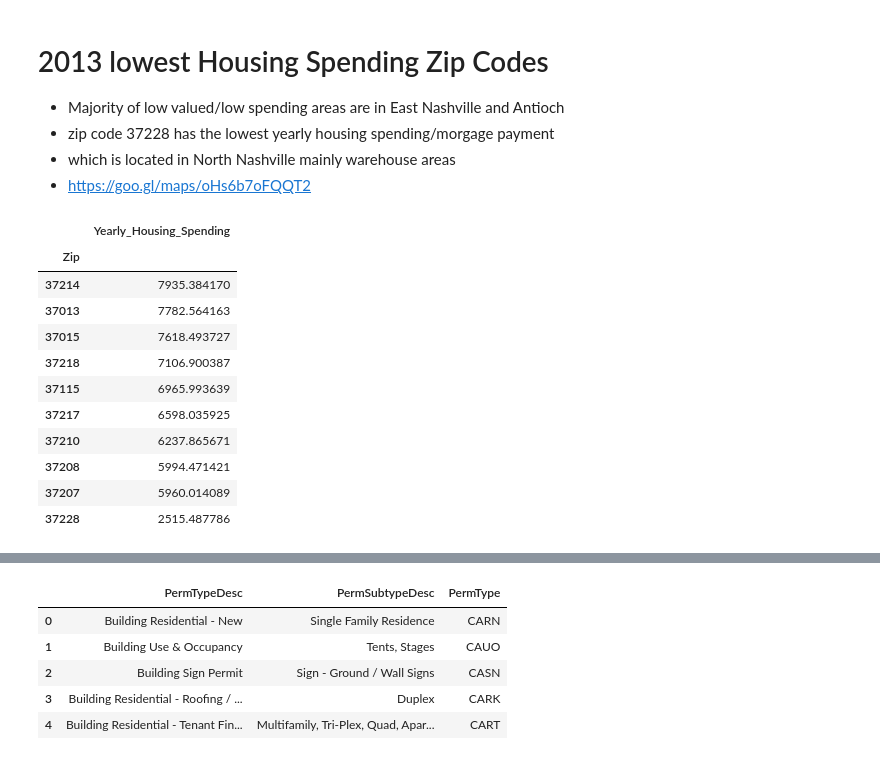
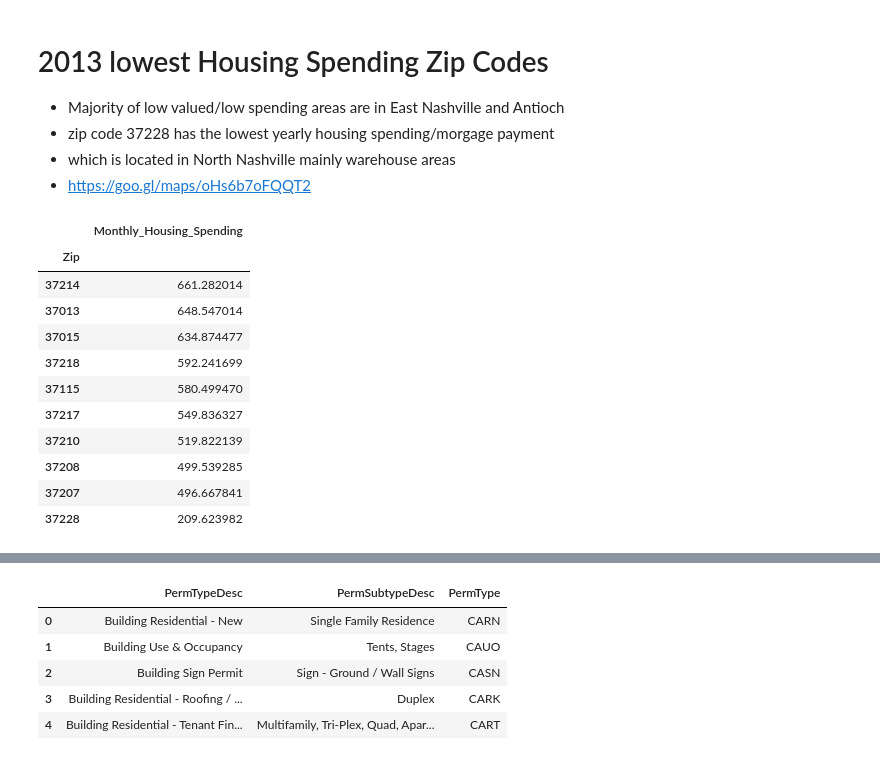
Before and after one commit to asidamo/affordable-housing, a Jupyter notebook: data_question_4.ipynb, the cells around one changed output, grey strips where cells are left out. Saved outputs shown, nothing was run; the diff lists cells and outputs as text; code cells hidden in the pictures.

```diff
--- a/data_question_4.ipynb
+++ b/data_question_4.ipynb
@@ -167,8 +167,8 @@ sf2013.AppraisedValue.mean()
 r=0.0475/12 # monthly interest rate
 m=30*12 # number of months in 30 years
 
-# calculate yearly spending
-sf2013['Yearly_Housing_Spending']=12*(sf2013.AppraisedValue-sf2013.AppraisedValue*0.05)*(r*(1+r)**m)/((1+r)**m-1)
-sf2009['Yearly_Housing_Spending']=12*(sf2009.AppraisedValue-sf2009.AppraisedValue*0.05)*(r*(1+r)**m)/((1+r)**m-1)
-sf2017['Yearly_Housing_Spending']=12*(sf2017.AppraisedValue-sf2017.AppraisedValue*0.05)*(r*(1+r)**m)/((1+r)**m-1)
+# calculate monthly spending
+sf2013['Monthly_Housing_Spending']=(sf2013.AppraisedValue-sf2013.AppraisedValue*0.05)*(r*(1+r)**m)/((1+r)**m-1)
+sf2009['Monthly_Housing_Spending']=(sf2009.AppraisedValue-sf2009.AppraisedValue*0.05)*(r*(1+r)**m)/((1+r)**m-1)
+sf2017['Monthly_Housing_Spending']=(sf2017.AppraisedValue-sf2017.AppraisedValue*0.05)*(r*(1+r)**m)/((1+r)**m-1)
 # %%
@@ -183,5 +183,5 @@ Name: Yearly_Housing_Spending, dtype: float64
 # %%
-sf2013_Zip=sf2013.loc[:,['Zip','Yearly_Housing_Spending']]
+sf2013_Zip=sf2013.loc[:,['Zip','Monthly_Housing_Spending']]
 # %% [markdown]
 # 2013 Highest Housing Spending Zip Codes
 
@@ -217,21 +217,21 @@ highest_morgage_Zip
 * https://goo.gl/maps/oHs6b7oFQQT2
 # %%
 # bottom 10 morgage zip codes
-lowest_morgage_Zip=sf2013_Zip.groupby('Zip').mean().sort_values('Yearly_Housing_Spending',ascending=False).tail(10)
+lowest_morgage_Zip=sf2013_Zip.groupby('Zip').mean().sort_values('Monthly_Housing_Spending',ascending=False).tail(10)
 lowest_morgage_Zip
 # %% [output]
-|  | Yearly_Housing_Spending |
+|  | Monthly_Housing_Spending |
 | Zip |  |
-| 37214 | 7935.384170 |
-| 37013 | 7782.564163 |
-| 37015 | 7618.493727 |
-| 37218 | 7106.900387 |
-| 37115 | 6965.993639 |
-| 37217 | 6598.035925 |
-| 37210 | 6237.865671 |
-| 37208 | 5994.471421 |
-| 37207 | 5960.014089 |
-| 37228 | 2515.487786 |
+| 37214 | 661.282014 |
+| 37013 | 648.547014 |
+| 37015 | 634.874477 |
+| 37218 | 592.241699 |
+| 37115 | 580.499470 |
+| 37217 | 549.836327 |
+| 37210 | 519.822139 |
+| 37208 | 499.539285 |
+| 37207 | 496.667841 |
+| 37228 | 209.623982 |
 # %%
 sf2013_map=sf2013
 sf2013['geometry'] = sf2013.apply(lambda x: Point((float(x.LNG), float(x.LAT))), axis=1)
```
Also changed, not shown: parts of 30 cells of this notebook.
